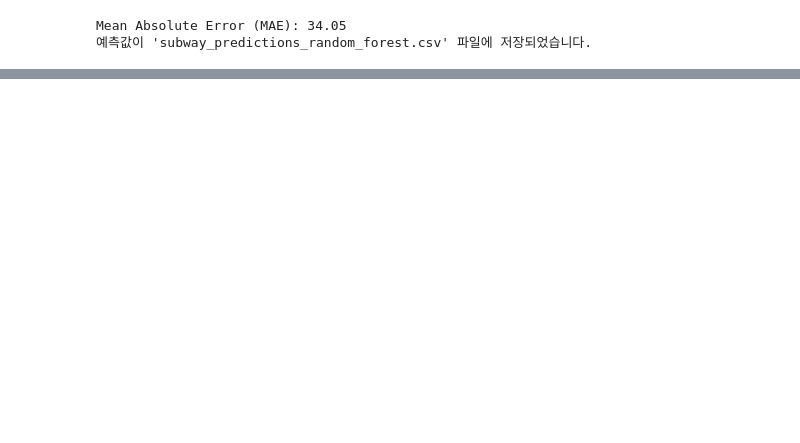
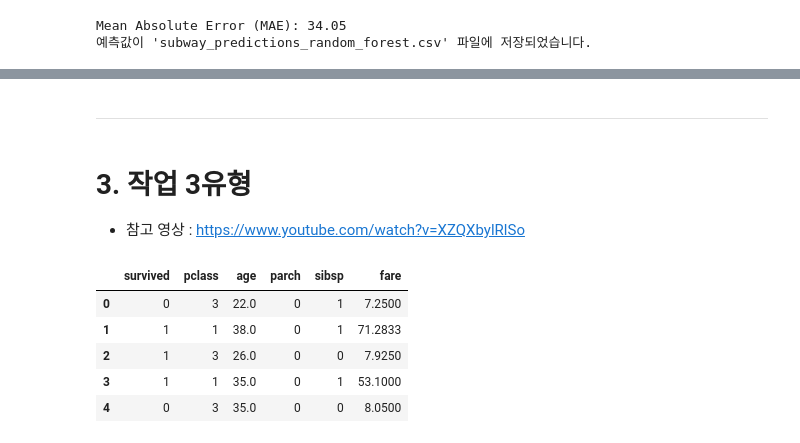
Before and after one commit to Jugahy/-, a Jupyter notebook: 기출/8회 기출 변형.ipynb, the cells around one changed output, grey strips where cells are left out. Drawn from its saved outputs; the diff is of its cells as text; code cells hidden in the pictures; blank space fills up the shorter version.

```diff
--- a/기출/8회 기출 변형.ipynb
+++ b/기출/8회 기출 변형.ipynb
@@ -679,0 +664,23 @@ Mean Absolute Error (MAE): 29.51
+# %% [markdown]
+---
+# %% [markdown]
+# 3. 작업 3유형
+* 참고 영상 : https://www.youtube.com/watch?v=XZQXbylRlSo
+# %%
+import pandas as pd
+import numpy as np
+
+import seaborn as sns
+df = sns.load_dataset("titanic")
+
+df = df[["survived", "pclass", "age", "parch", "sibsp", "fare"]]
+df = df.dropna()
+
+df.head()
+# %% [output]
+|  | survived | pclass | age | parch | sibsp | fare |
+| 0 | 0 | 3 | 22.0 | 0 | 1 | 7.2500 |
+| 1 | 1 | 1 | 38.0 | 0 | 1 | 71.2833 |
+| 2 | 1 | 3 | 26.0 | 0 | 0 | 7.9250 |
+| 3 | 1 | 1 | 35.0 | 0 | 1 | 53.1000 |
+| 4 | 0 | 3 | 35.0 | 0 | 0 | 8.0500 |
```
Also changed, not shown: parts of 16 cells of this notebook.
